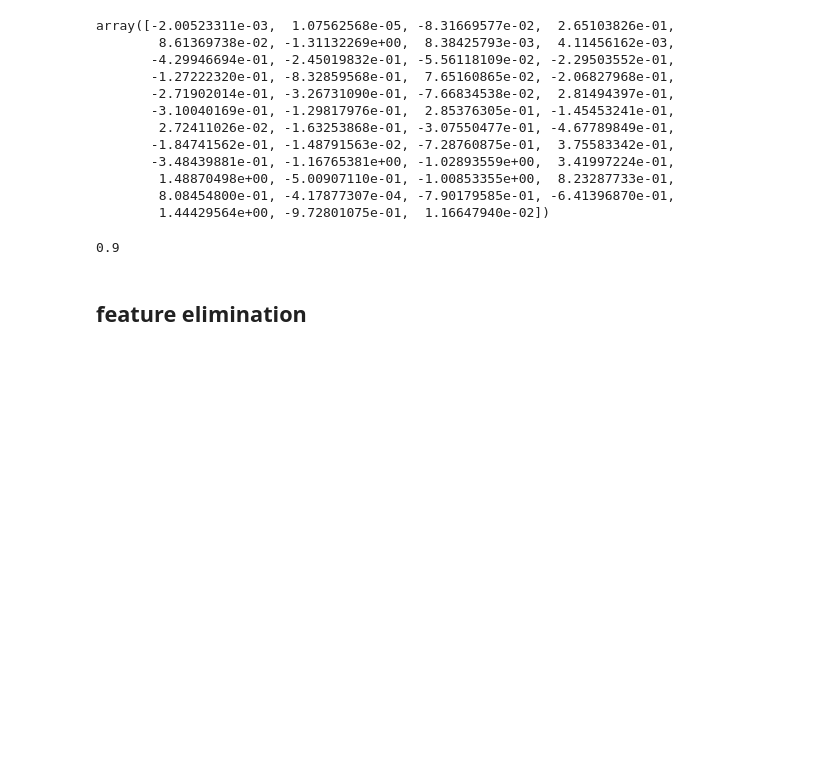
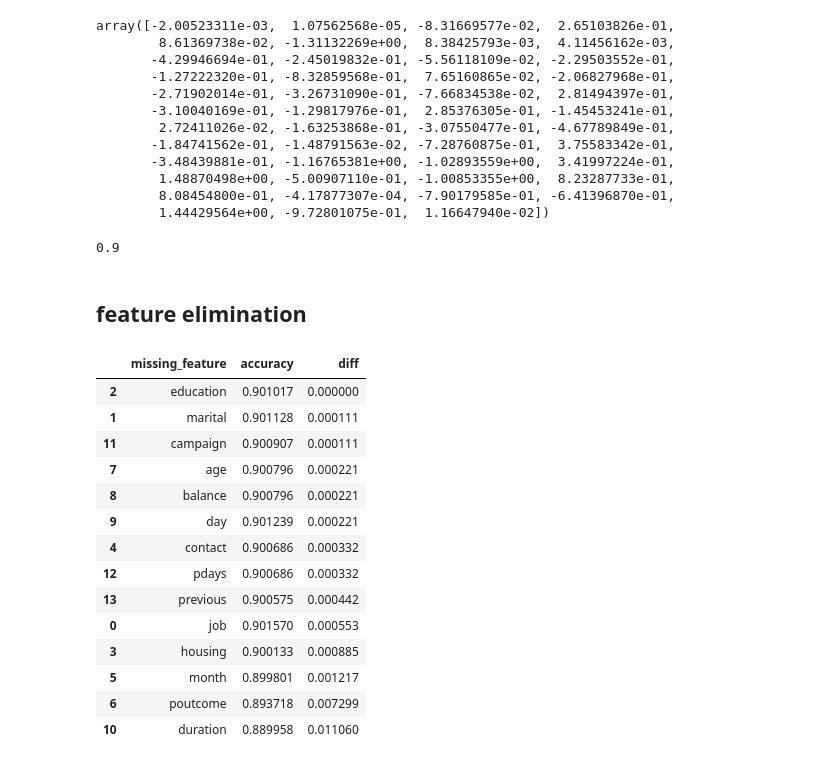
Before and after one commit to alabamustapha/mlzoomcamp, a Jupyter notebook: Homework/Homework3.ipynb, the cells around one changed output. Saved outputs shown, nothing was run; the diff lists cells and outputs as text; code cells hidden in the pictures; blank space fills up the shorter version.

```diff
--- a/Homework/Homework3.ipynb
+++ b/Homework/Homework3.ipynb
@@ -216,9 +216,25 @@ for feature in categorical_columns + numeric_columns:
     feature_accuracy.append([feature, accuracy_without_feature])
 # %%
 accuracy_result = pd.DataFrame(feature_accuracy, columns=['missing_feature','accuracy'])
-accuracy_result['diff']  = original_accuracy - accuracy_result['accuracy']
+accuracy_result['diff']  = abs(original_accuracy - accuracy_result['accuracy'])
 
 accuracy_result.sort_values(by="diff", ascending=True)
+# %% [output]
+|  | missing_feature | accuracy | diff |
+| 2 | education | 0.901017 | 0.000000 |
+| 1 | marital | 0.901128 | 0.000111 |
+| 11 | campaign | 0.900907 | 0.000111 |
+| 7 | age | 0.900796 | 0.000221 |
+| 8 | balance | 0.900796 | 0.000221 |
+| 9 | day | 0.901239 | 0.000221 |
+| 4 | contact | 0.900686 | 0.000332 |
+| 12 | pdays | 0.900686 | 0.000332 |
+| 13 | previous | 0.900575 | 0.000442 |
+| 0 | job | 0.901570 | 0.000553 |
+| 3 | housing | 0.900133 | 0.000885 |
+| 5 | month | 0.899801 | 0.001217 |
+| 6 | poutcome | 0.893718 | 0.007299 |
+| 10 | duration | 0.889958 | 0.011060 |
 # %%
 
 features = categorical_columns + numeric_columns
```
Also changed, not shown: parts of 1 cell of this notebook, 3 other files.
